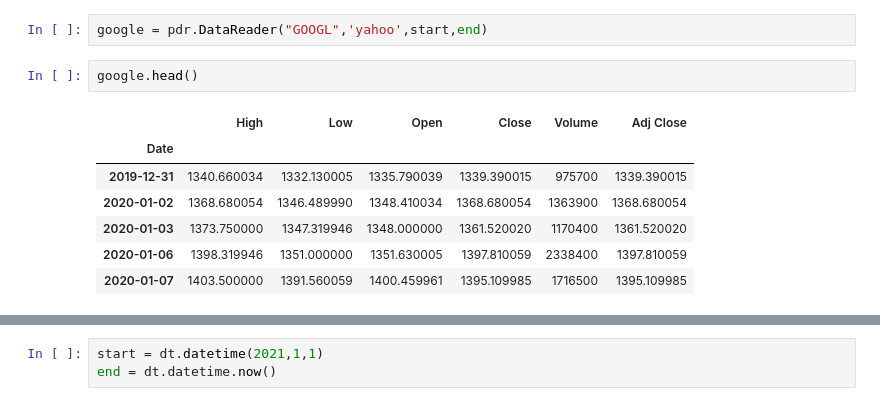
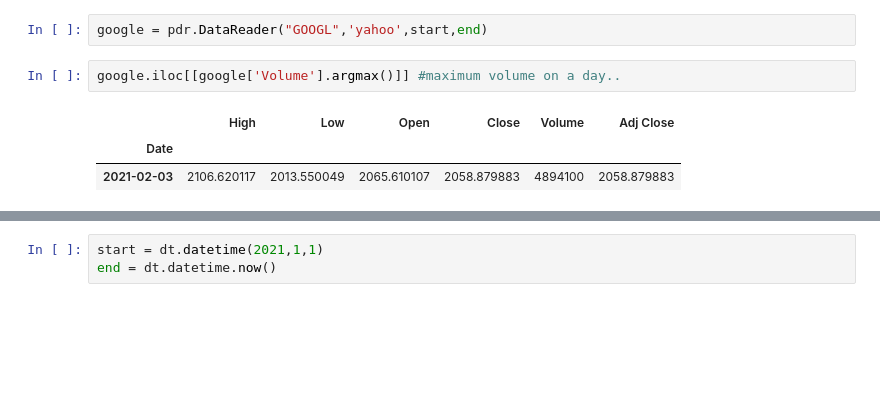
Before and after one commit to uddeshyak/jupyter-notebook, a Jupyter notebook: Stock analysis/SA-1.ipynb, the cells around one changed output, grey strips where cells are left out. Saved outputs shown, nothing was run; the diff lists cells and outputs as text; blank space fills up the shorter version.

```diff
--- a/Stock analysis/SA-1.ipynb
+++ b/Stock analysis/SA-1.ipynb
@@ -9,16 +9,12 @@ start = dt.datetime(2020,1,1)
 end = dt.datetime(2020,4,17)
 # %%
 google = pdr.DataReader("GOOGL",'yahoo',start,end)
-# %%
-google.head()
-# %% [output]
-|  | High | Low | Open | Close | Volume | Adj Close |
-| Date |  |  |  |  |  |  |
-| 2019-12-31 | 1340.660034 | 1332.130005 | 1335.790039 | 1339.390015 | 975700 | 1339.390015 |
-| 2020-01-02 | 1368.680054 | 1346.489990 | 1348.410034 | 1368.680054 | 1363900 | 1368.680054 |
-| 2020-01-03 | 1373.750000 | 1347.319946 | 1348.000000 | 1361.520020 | 1170400 | 1361.520020 |
-| 2020-01-06 | 1398.319946 | 1351.000000 | 1351.630005 | 1397.810059 | 2338400 | 1397.810059 |
-| 2020-01-07 | 1403.500000 | 1391.560059 | 1400.459961 | 1395.109985 | 1716500 | 1395.109985 |
+# %%
+google.iloc[[google['Volume'].argmax()]] #maximum volume on a day..
+# %% [output]
+|  | High | Low | Open | Close | Volume | Adj Close |
+| Date |  |  |  |  |  |  |
+| 2021-02-03 | 2106.620117 | 2013.550049 | 2065.610107 | 2058.879883 | 4894100 | 2058.879883 |
 # %%
 google['Open'].plot(label = "GOOGL Open price",figsize=(15,7))
 google['Close'].plot(label = "GOOGL Close price")
```
Also changed, not shown: parts of 22 cells of this notebook, 2 other files.
